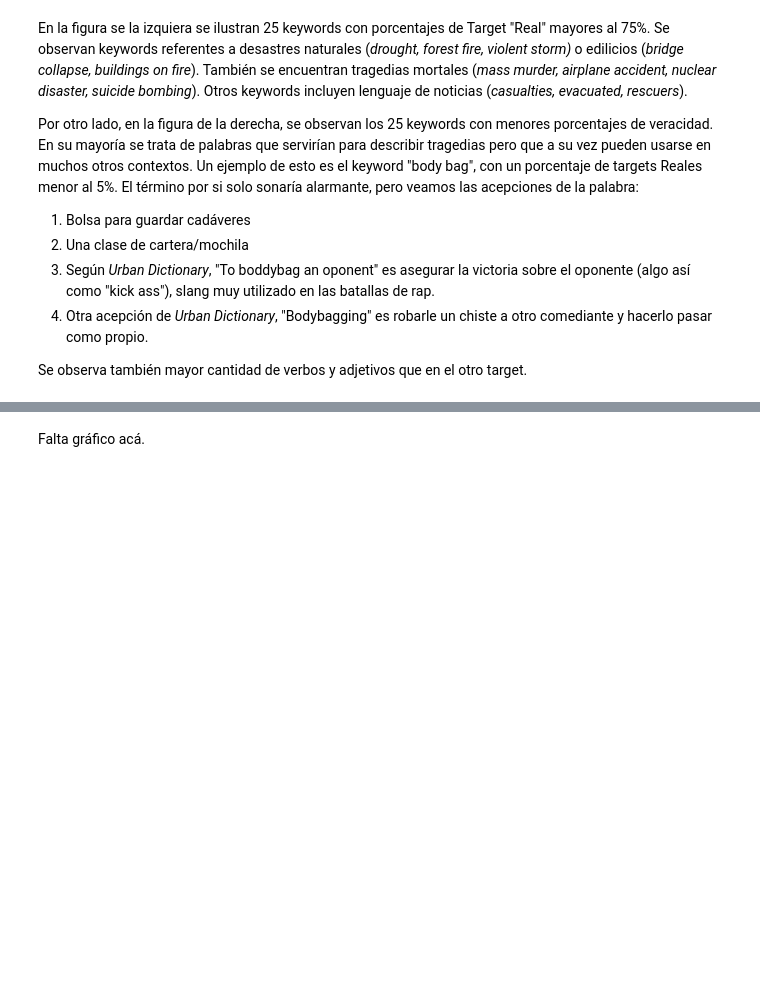
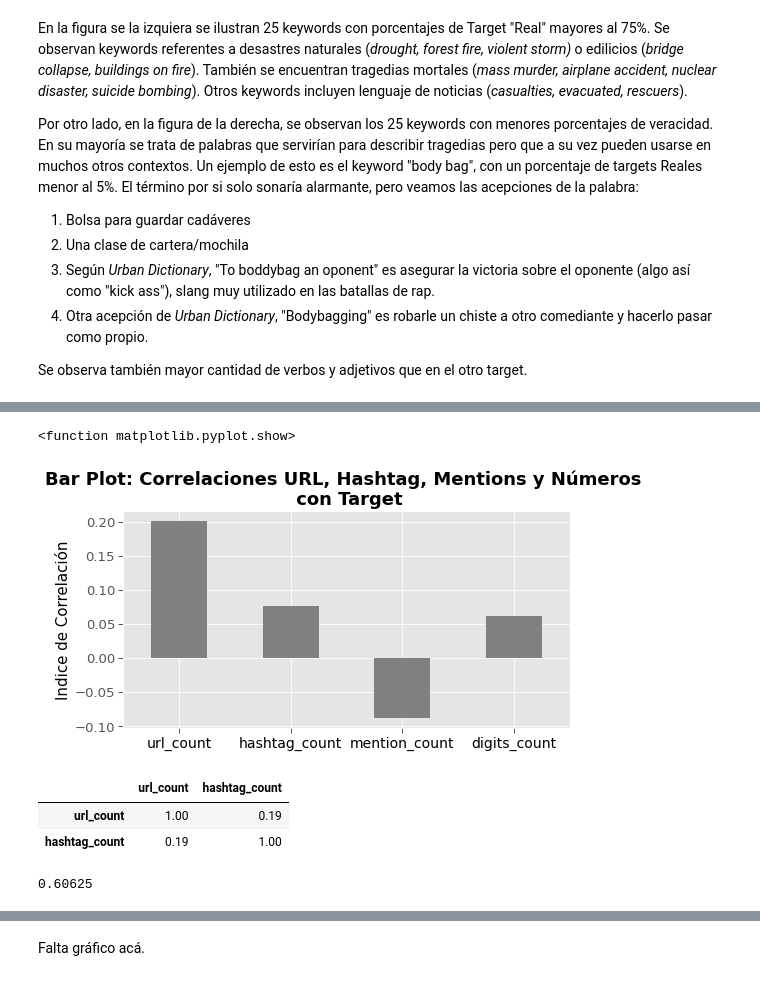
Before and after one commit to Ignacio-Ibarra/NLP-Disasters, a Jupyter notebook: Copy_of_Copia_de_TP1_cambios_v4.ipynb, the cells around one changed output, grey strips where cells are left out. Cells and saved outputs as stored; diff of their text form; code cells hidden in the pictures; blank space fills up the shorter version.

```diff
--- a/Copy_of_Copia_de_TP1_cambios_v4.ipynb
+++ b/Copy_of_Copia_de_TP1_cambios_v4.ipynb
@@ -373,0 +411,21 @@ Se observa también mayor cantidad de verbos y adjetivos que en el otro target.
+# %%
+#Correlacionamos con url, hashtag, mention y digits
+corr_cols=['target','url_count','hashtag_count','mention_count','digits_count']
+(train_no_duplicates.loc[:,corr_cols].corr())['target'][1:].plot(kind='bar', color='grey', figsize=(8,4))
+plt.title('Bar Plot: Correlaciones URL, Hashtag, Mentions y Números \n con Target',fontweight='bold', fontsize=18)
+plt.ylabel('Indice de Correlación', fontsize=15, color='black')
+plt.xticks(fontsize=14, rotation='horizontal', color='black')
+plt.show
+# %% [output]
+<function matplotlib.pyplot.show>
+[figure, added]
+# %%
+train_no_duplicates[['url_count', 'hashtag_count']].corr()
+# %% [output]
+|  | url_count | hashtag_count |
+| url_count | 1.00 | 0.19 |
+| hashtag_count | 0.19 | 1.00 |
+# %%
+train_no_duplicates[train_no_duplicates.loc[:,'digits_count']>0]['target'].mean()
+# %% [output]
+0.60625
```
Also changed, not shown: parts of 89 cells of this notebook.
